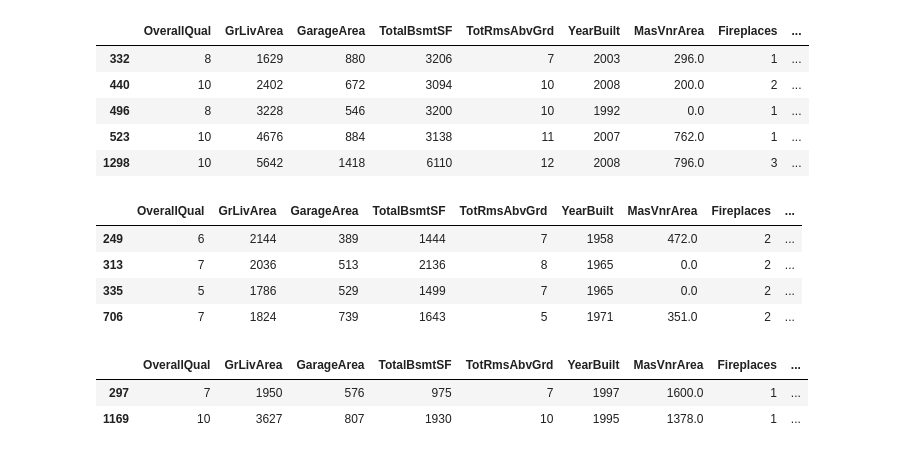
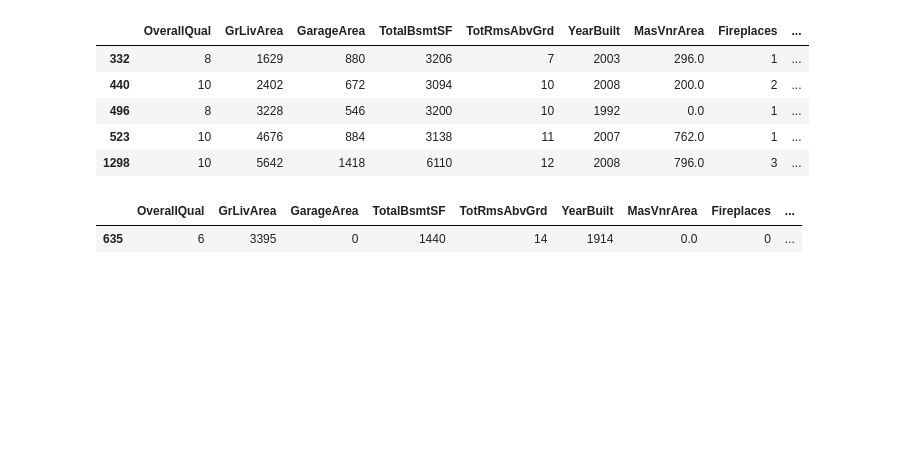
Before and after one commit to Azimoj/WCS, a Jupyter notebook: House_price_analysis.ipynb, the cells around one changed output. Saved outputs shown, nothing was run; the diff lists cells and outputs as text; code cells hidden in the pictures; blank space fills up the shorter version.

```diff
--- a/House_price_analysis.ipynb
+++ b/House_price_analysis.ipynb
@@ -752,7 +752,7 @@ train_clean = train[['OverallQual','GrLivArea','GarageArea','TotalBsmtSF','TotRm
 # %%
 # train['LotArea_m2']=train.LotArea.apply(lambda x: x*0.093)
 # %%
-train_clean['Sales/LotArea']=train_clean['SalePrice']/train_clean['LotArea']
+# train_clean['Sales/LotArea']=train_clean['SalePrice']/train_clean['LotArea']
 # %%
 numerical_features = [feature for feature in train_clean.columns if train_clean[feature].dtypes != 'O']
 
@@ -1005,10 +1005,7 @@ train_clean[train_clean['TotalBsmtSF']> 3000]
 # %%
 train_clean = train_clean[train_clean['TotalBsmtSF']< 4000]
 # %%
-train_clean[train_clean['LotArea']> 80000]
+train_clean[train_clean['TotRmsAbvGrd']> 12]
 # %% [output]
 |  | OverallQual | GrLivArea | GarageArea | TotalBsmtSF | TotRmsAbvGrd | YearBuilt | MasVnrArea | Fireplaces | ... |
-| 249 | 6 | 2144 | 389 | 1444 | 7 | 1958 | 472.0 | 2 | ... |
-| 313 | 7 | 2036 | 513 | 2136 | 8 | 1965 | 0.0 | 2 | ... |
-| 335 | 5 | 1786 | 529 | 1499 | 7 | 1965 | 0.0 | 2 | ... |
-| 706 | 7 | 1824 | 739 | 1643 | 5 | 1971 | 351.0 | 2 | ... |
+| 635 | 6 | 3395 | 0 | 1440 | 14 | 1914 | 0.0 | 0 | ... |
@@ -1017,6 +1011,0 @@ train_clean= train_clean[train_clean['LotArea']< 80000]
-# %%
-train_clean[train_clean['MasVnrArea']> 1200]
-# %% [output]
-|  | OverallQual | GrLivArea | GarageArea | TotalBsmtSF | TotRmsAbvGrd | YearBuilt | MasVnrArea | Fireplaces | ... |
-| 297 | 7 | 1950 | 576 | 975 | 7 | 1997 | 1600.0 | 1 | ... |
-| 1169 | 10 | 3627 | 807 | 1930 | 10 | 1995 | 1378.0 | 1 | ... |
```
Also changed, not shown: parts of 26 cells of this notebook.
